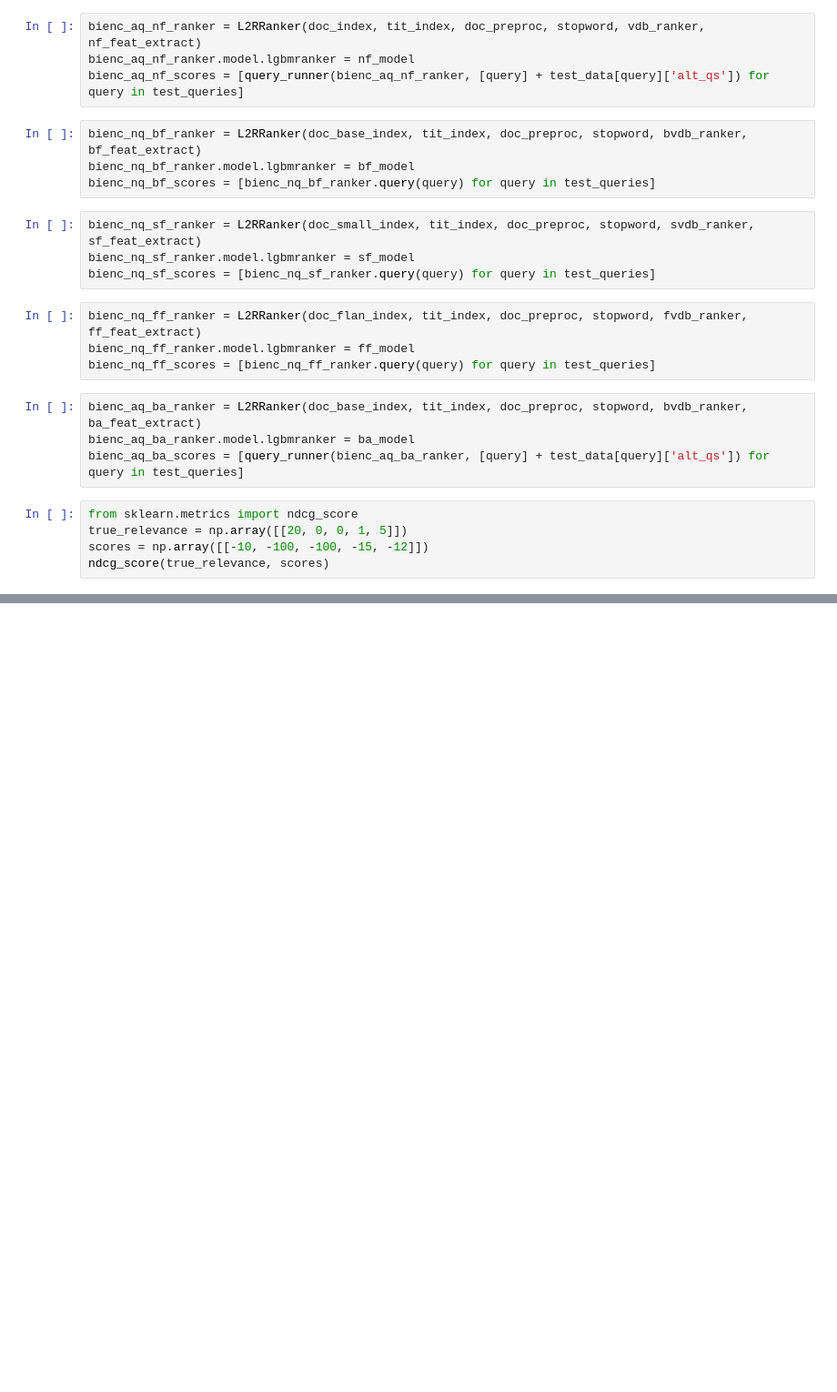
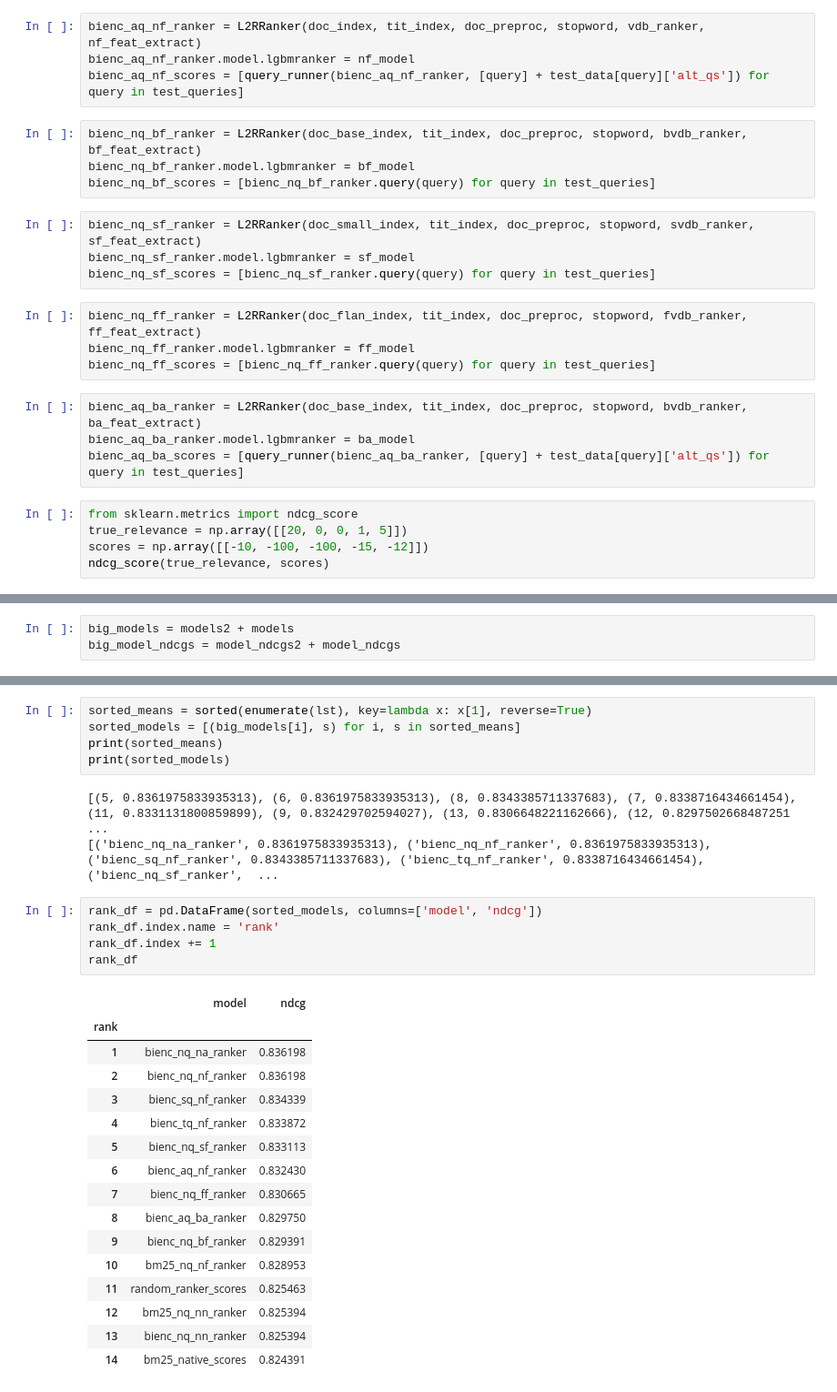
Before and after one commit to haashim-mirza/medIR, a Jupyter notebook: sys/runner.ipynb, the cells around one changed output, grey strips where cells are left out. Shown at 91% size. Cells and saved outputs as stored; diff of their text form; blank space fills up the shorter version.

```diff
--- a/sys/runner.ipynb
+++ b/sys/runner.ipynb
@@ -233,0 +311,3 @@ ndcg_score(true_relevance, scores)
+# %%
+big_models = models2 + models
+big_model_ndcgs = model_ndcgs2 + model_ndcgs
@@ -233,0 +331,30 @@ ndcg_score(true_relevance, scores)
+# %%
+sorted_means = sorted(enumerate(lst), key=lambda x: x[1], reverse=True)
+sorted_models = [(big_models[i], s) for i, s in sorted_means]
+print(sorted_means)
+print(sorted_models)
+# %% [output]
+[(5, 0.8361975833935313), (6, 0.8361975833935313), (8, 0.8343385711337683), (7, 0.8338716434661454), (11, 0.8331131800859899), (9, 0.832429702594027), (13, 0.8306648221162666), (12, 0.8297502668487251 ...
+[('bienc_nq_na_ranker', 0.8361975833935313), ('bienc_nq_nf_ranker', 0.8361975833935313), ('bienc_sq_nf_ranker', 0.8343385711337683), ('bienc_tq_nf_ranker', 0.8338716434661454), ('bienc_nq_sf_ranker',  ...
+# %%
+rank_df = pd.DataFrame(sorted_models, columns=['model', 'ndcg'])
+rank_df.index.name = 'rank'
+rank_df.index += 1
+rank_df
+# %% [output]
+|  | model | ndcg |
+| rank |  |  |
+| 1 | bienc_nq_na_ranker | 0.836198 |
+| 2 | bienc_nq_nf_ranker | 0.836198 |
+| 3 | bienc_sq_nf_ranker | 0.834339 |
+| 4 | bienc_tq_nf_ranker | 0.833872 |
+| 5 | bienc_nq_sf_ranker | 0.833113 |
+| 6 | bienc_aq_nf_ranker | 0.832430 |
+| 7 | bienc_nq_ff_ranker | 0.830665 |
+| 8 | bienc_aq_ba_ranker | 0.829750 |
+| 9 | bienc_nq_bf_ranker | 0.829391 |
+| 10 | bm25_nq_nf_ranker | 0.828953 |
+| 11 | random_ranker_scores | 0.825463 |
+| 12 | bm25_nq_nn_ranker | 0.825394 |
+| 13 | bienc_nq_nn_ranker | 0.825394 |
+| 14 | bm25_native_scores | 0.824391 |
```
Also changed, not shown: parts of 19 cells of this notebook, 1 other file.
